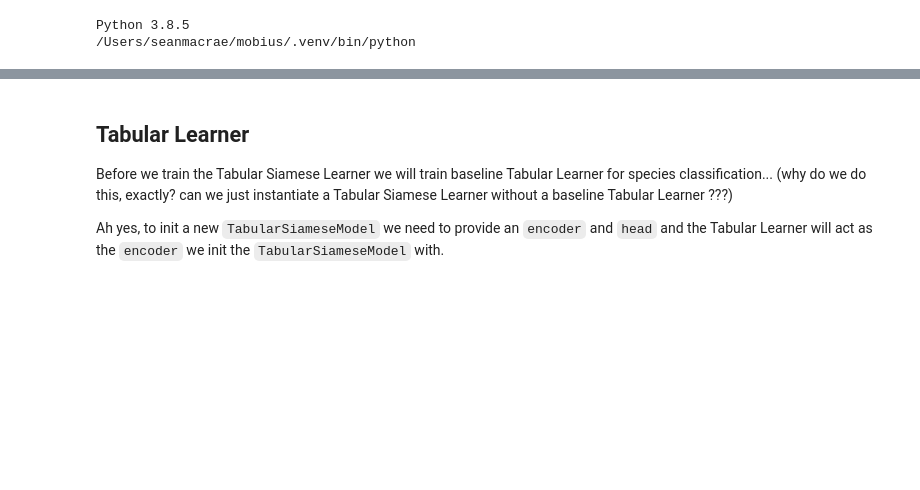
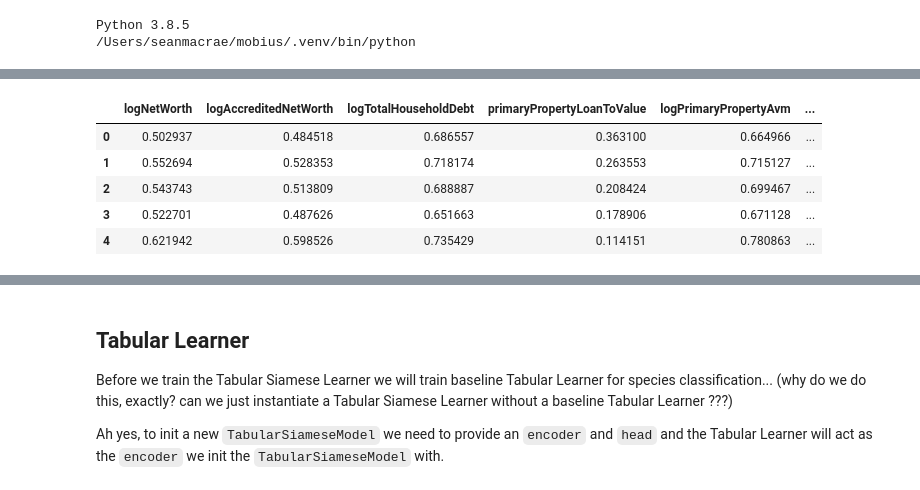
Before and after one commit to macrae/mobius, a Jupyter notebook: nbs/exp_2_windfall_hackathon.ipynb, the cells around one changed output, grey strips where cells are left out. Saved outputs shown, nothing was run; the diff lists cells and outputs as text; code cells hidden in the pictures; blank space fills up the shorter version.

```diff
--- a/nbs/exp_2_windfall_hackathon.ipynb
+++ b/nbs/exp_2_windfall_hackathon.ipynb
@@ -239,0 +155,24 @@ else:
+# %%
+from zoolander.data_processing import run_tree_based_feature_selection
+from sklearn.ensemble import ExtraTreesClassifier, RandomForestClassifier
+
+X_train = run_tree_based_feature_selection(
+    X_train = df_train.drop(columns=["label"]),
+    y_train = df_train.label,
+    model = ExtraTreesClassifier(n_estimators=100),
+    max_features= None,
+    threshold = None,
+)
+
+df_train_reduced = X_train.copy()
+df_train_reduced.loc[:, "label"] = df_train["label"].values
+df_val_reduced = df_val.copy()[X_train.columns]
+df_val_reduced.loc[:, "label"] = df_val["label"].values
+df_train_reduced.head()
+# %% [output]
+|  | logNetWorth | logAccreditedNetWorth | logTotalHouseholdDebt | primaryPropertyLoanToValue | logPrimaryPropertyAvm | ... |
+| 0 | 0.502937 | 0.484518 | 0.686557 | 0.363100 | 0.664966 | ... |
+| 1 | 0.552694 | 0.528353 | 0.718174 | 0.263553 | 0.715127 | ... |
+| 2 | 0.543743 | 0.513809 | 0.688887 | 0.208424 | 0.699467 | ... |
+| 3 | 0.522701 | 0.487626 | 0.651663 | 0.178906 | 0.671128 | ... |
+| 4 | 0.621942 | 0.598526 | 0.735429 | 0.114151 | 0.780863 | ... |
```
Also changed, not shown: parts of 55 cells of this notebook, 10 other files.
